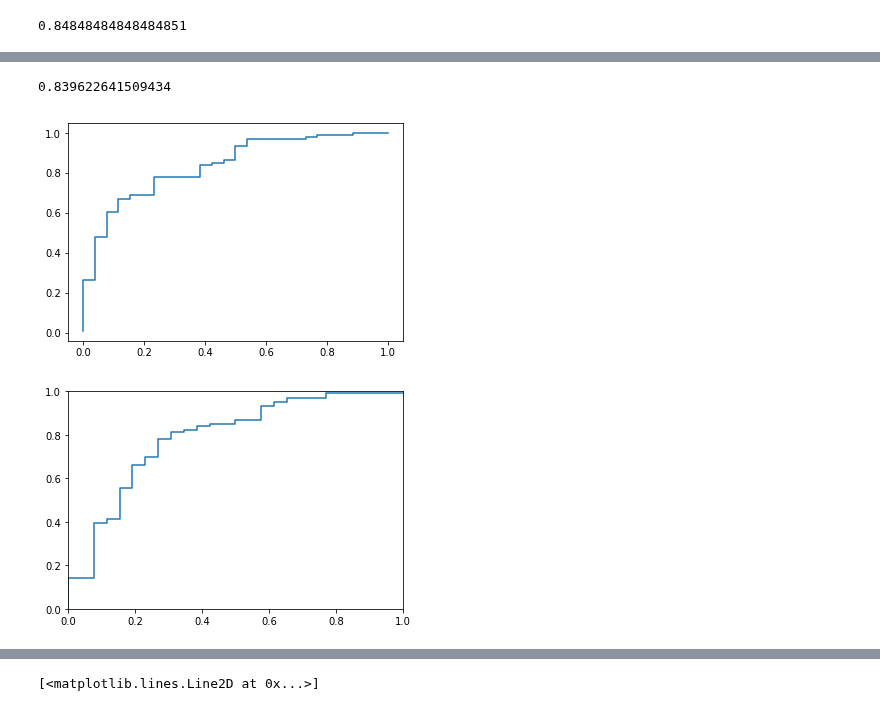
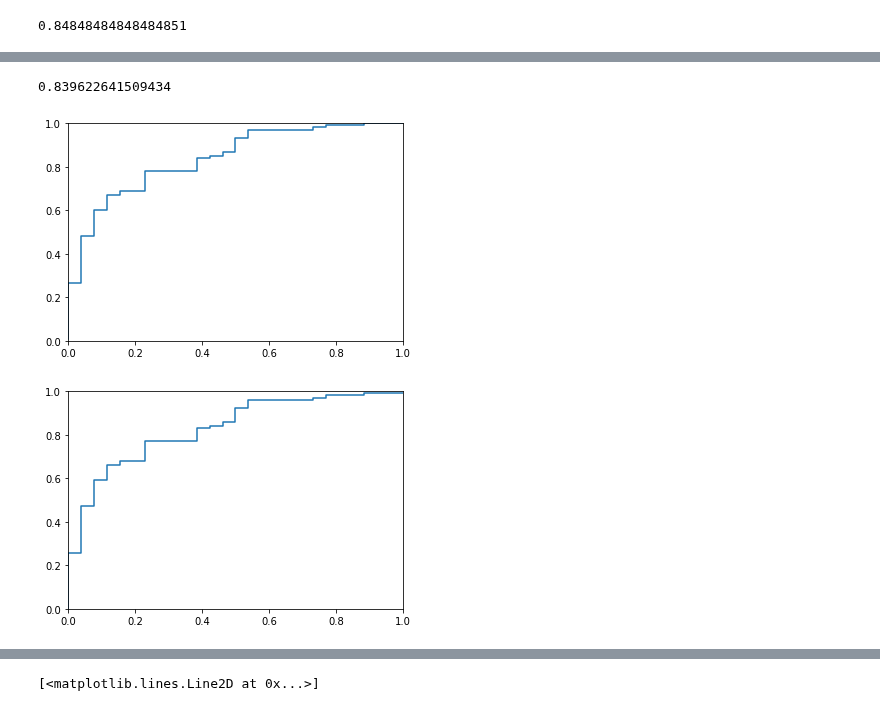
Before and after one commit to ShrekFelix/COMPSCI571-Machine-Learning, a Jupyter notebook: SVM.ipynb, the cells around one changed output, grey strips where cells are left out. Cells and saved outputs as stored; diff of their text form; code cells hidden in the pictures.

```diff
--- a/SVM.ipynb
+++ b/SVM.ipynb
@@ -66,12 +35,14 @@ sorted(zip(y_score,y_test), key=lambda x:x[0])
 # %%
 y_score = linear_svc.fit(X_train, y_train).decision_function(X_test)
 
 fpr, tpr, thresholds = metrics.roc_curve(y_test, y_score)
 plt.plot(fpr,tpr)
+plt.xlim(0,1)
+plt.ylim(0,1)
 metrics.auc(fpr,tpr)
 # %% [output]
 0.839622641509434
-[figure, old version]
+[figure, new version]
 # %%
 def ROC(X,Y, classifier):
     scores = classifier.decision_function(X)
@@ -91,9 +62,9 @@ def ROC(X,Y, classifier):
     plt.ylim(0,1)
     return x,y
 # %%
-x,y = ROC(X[itest], Y[itest], linear_svc)
+x,y = ROC(X_test, y_test, linear_svc)
 # %% [output]
-[figure, old version]
+[figure, new version]
 # %%
 def AUC(x,y):
     area = 0
```
Also changed, not shown: parts of 12 cells of this notebook.
